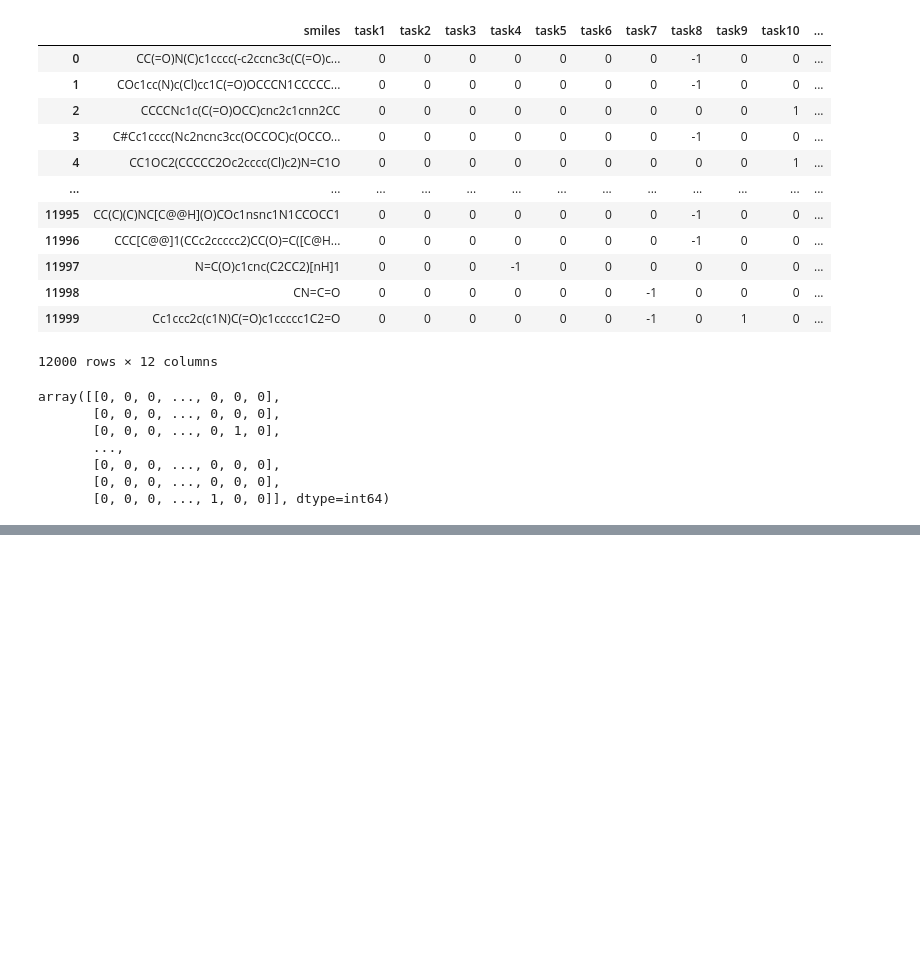
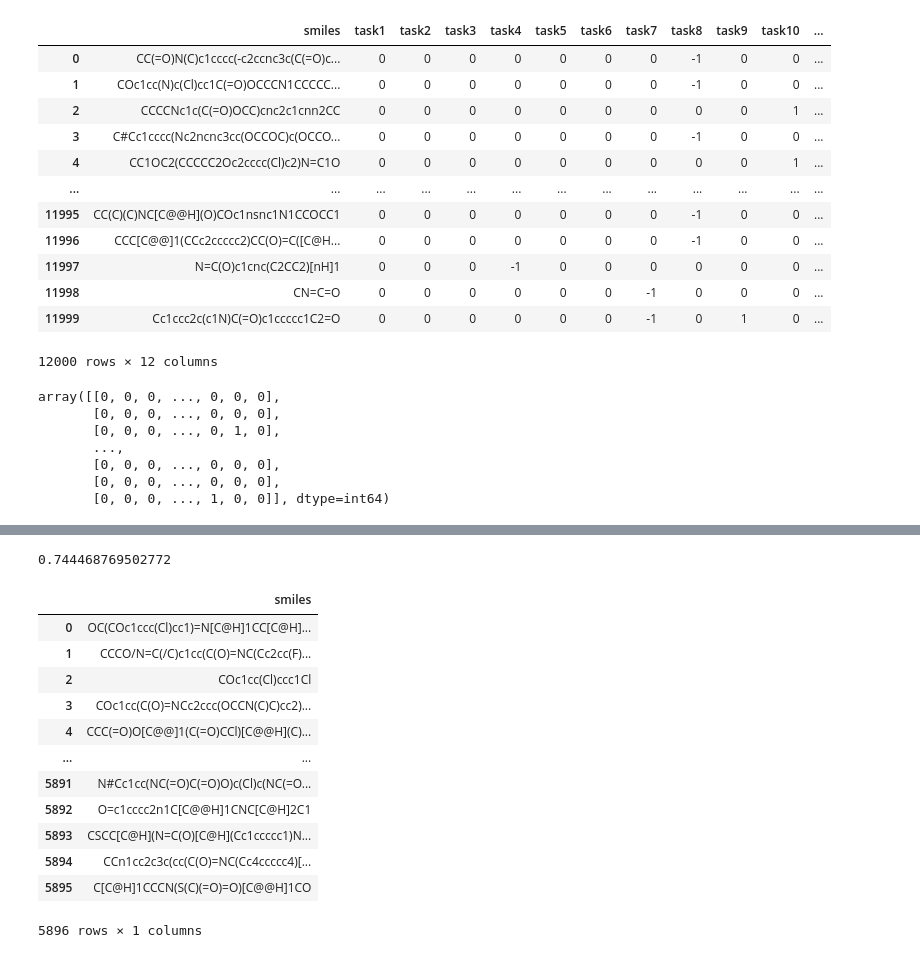
Before and after one commit to hannahcass/AILS, a Jupyter notebook: UE/ails/A1/AI_solution_LSTM.ipynb, the cells around one changed output, grey strips where cells are left out. Cells and saved outputs as stored; diff of their text form; code cells hidden in the pictures; blank space fills up the shorter version.

```diff
--- a/UE/ails/A1/AI_solution_LSTM.ipynb
+++ b/UE/ails/A1/AI_solution_LSTM.ipynb
@@ -66,0 +177,17 @@ X_train, Y_train,x_testm, y_test=train_test_split(fps, y,
+# %%
+def calc_masked_AUC_per_task(prediction, target):
+    auc_per_task = []
+    for j in range(target.shape[1]):
+        y_score = prediction[:, j]
+        y_true = target[:, j]
+        # Mask out unknown samples
+        idx = (y_true != (0))
+        # Calculate AUC per task
+        auc_per_task.append(roc_auc_score(y_true[idx], y_score[idx]))
+    return auc_per_task
+
+auc_per_task = calc_masked_AUC_per_task(y_hats_proba, Y_val)
+
+np.mean(auc_per_task)
+# %% [output]
+0.744468769502772
@@ -67 +196,18 @@ X_train, Y_train,x_testm, y_test=train_test_split(fps, y,
+# %%
+test_data = pd.read_csv("smiles_test.csv", index_col=0).reset_index(drop=True)
+test_data
+# %% [output]
+|  | smiles |
+| 0 | OC(COc1ccc(Cl)cc1)=N[C@H]1CC[C@H]... |
+| 1 | CCCO/N=C(/C)c1cc(C(O)=NC(Cc2cc(F)... |
+| 2 | COc1cc(Cl)ccc1Cl |
+| 3 | COc1cc(C(O)=NCc2ccc(OCCN(C)C)cc2)... |
+| 4 | CCC(=O)O[C@@]1(C(=O)CCl)[C@@H](C)... |
+| ... | ... |
+| 5891 | N#Cc1cc(NC(=O)C(=O)O)c(Cl)c(NC(=O... |
+| 5892 | O=c1cccc2n1C[C@@H]1CNC[C@H]2C1 |
+| 5893 | CSCC[C@H](N=C(O)[C@H](Cc1ccccc1)N... |
+| 5894 | CCn1cc2c3c(cc(C(O)=NC(Cc4ccccc4)[... |
+| 5895 | C[C@H]1CCCN(S(C)(=O)=O)[C@@H]1CO |
+5896 rows × 1 columns
 # %%
```
Also changed, not shown: parts of 24 cells of this notebook, 13 other files.
